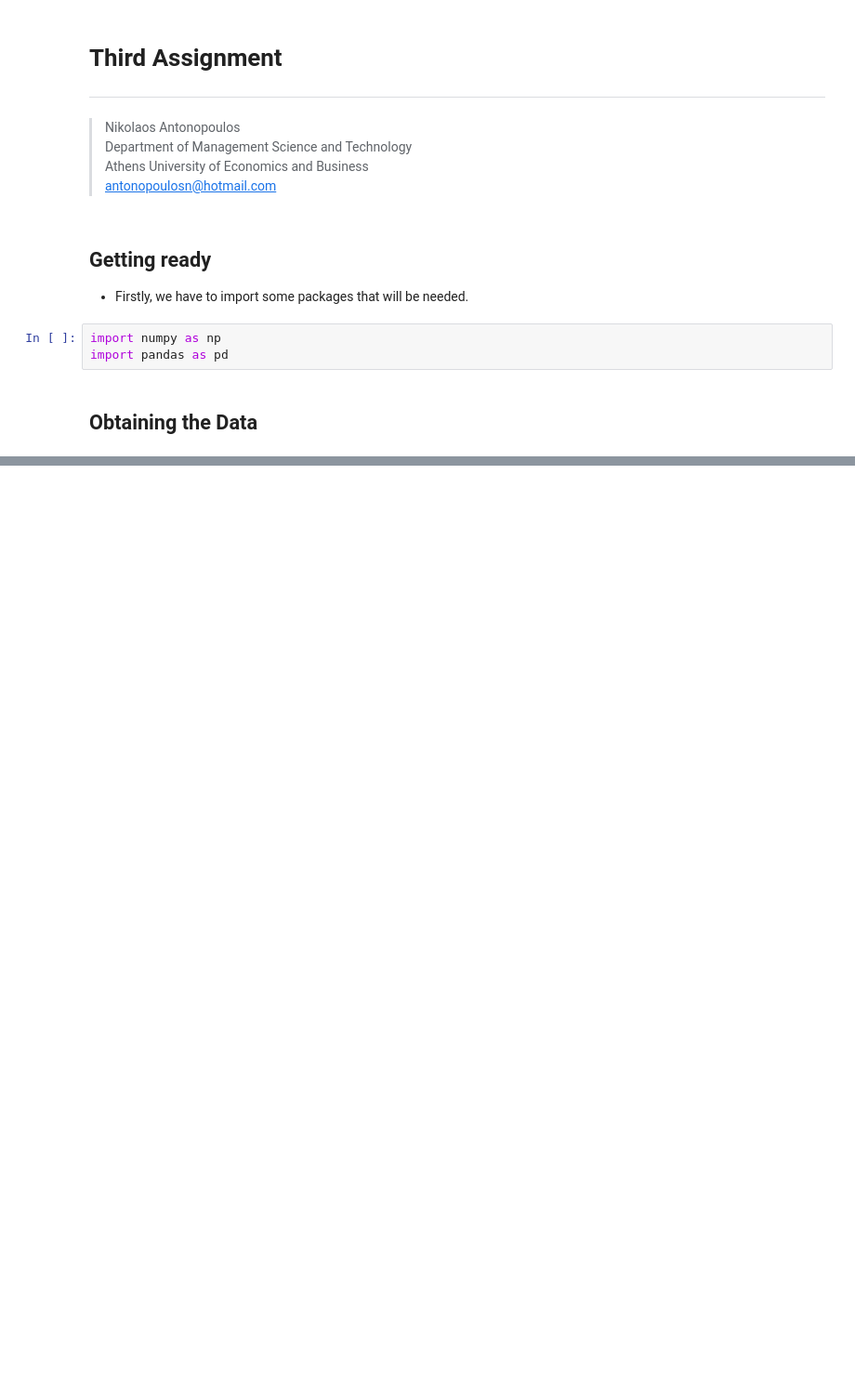
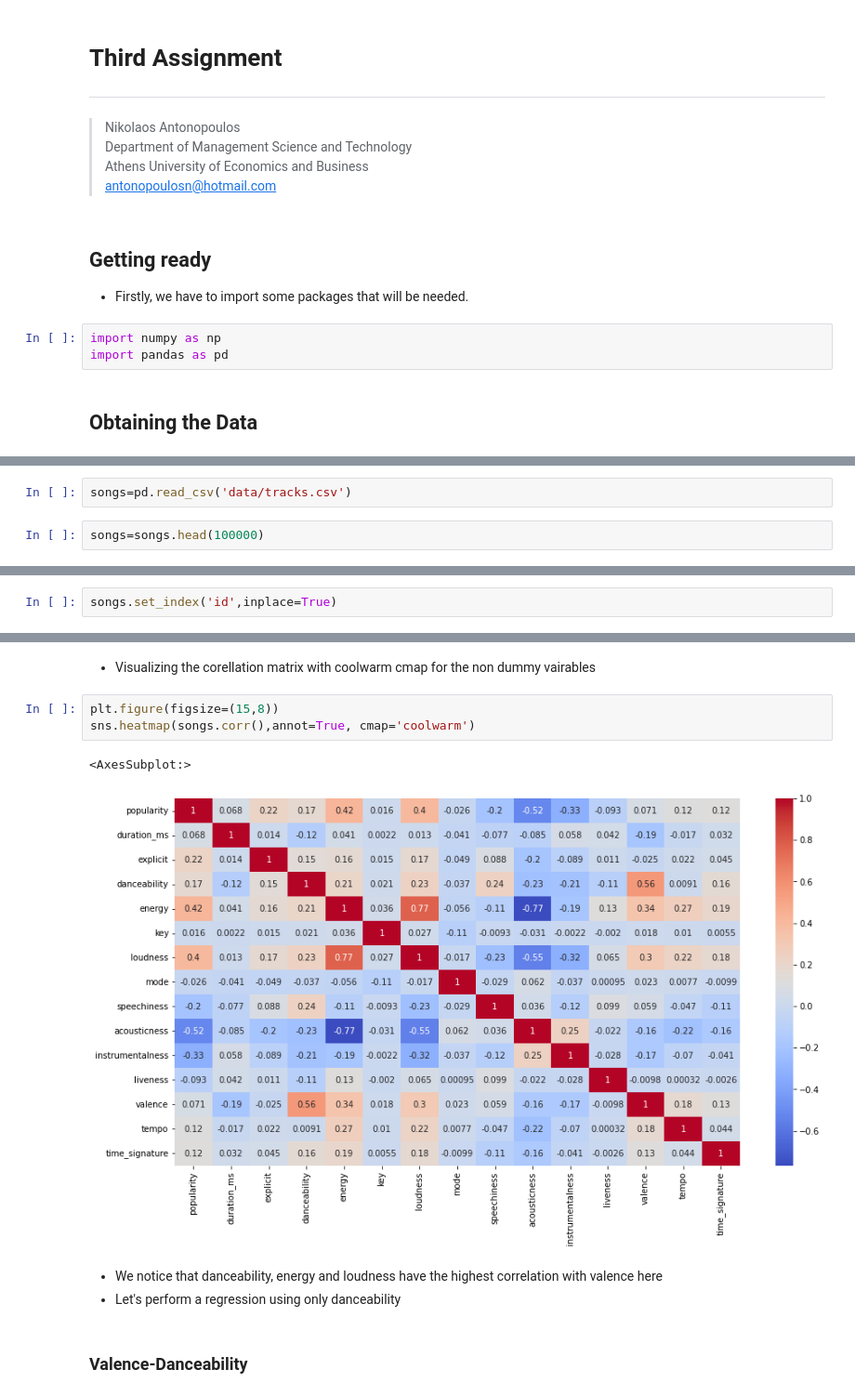
Before and after one commit to Nikos-Antonopoulos/Dissecting-Spotify-Valence, a Jupyter notebook: Dissecting_Spotify_Valence.ipynb, the cells around one changed output, grey strips where cells are left out. Shown at 93% size. Cells and saved outputs as stored; diff of their text form; blank space fills up the shorter version.

```diff
--- a/Dissecting_Spotify_Valence.ipynb
+++ b/Dissecting_Spotify_Valence.ipynb
@@ -168,0 +35,4 @@ KeyboardInterrupt:
+# %%
+songs=pd.read_csv('data/tracks.csv')
+# %%
+songs=songs.head(100000)
@@ -168,0 +429,2 @@ KeyboardInterrupt:
+# %%
+songs.set_index('id',inplace=True)
@@ -168,0 +450,13 @@ KeyboardInterrupt:
+# %% [markdown]
+* Visualizing the corellation matrix with coolwarm cmap for the non dummy vairables
+# %%
+plt.figure(figsize=(15,8))
+sns.heatmap(songs.corr(),annot=True, cmap='coolwarm')
+# %% [output]
+<AxesSubplot:>
+[figure, added]
+# %% [markdown]
+* We notice that danceability, energy and loudness have the highest correlation with valence here
+* Let's perform a regression using only danceability
+# %% [markdown]
+### Valence-Danceability
```
Also changed, not shown: parts of 115 cells of this notebook, 3 other files.
